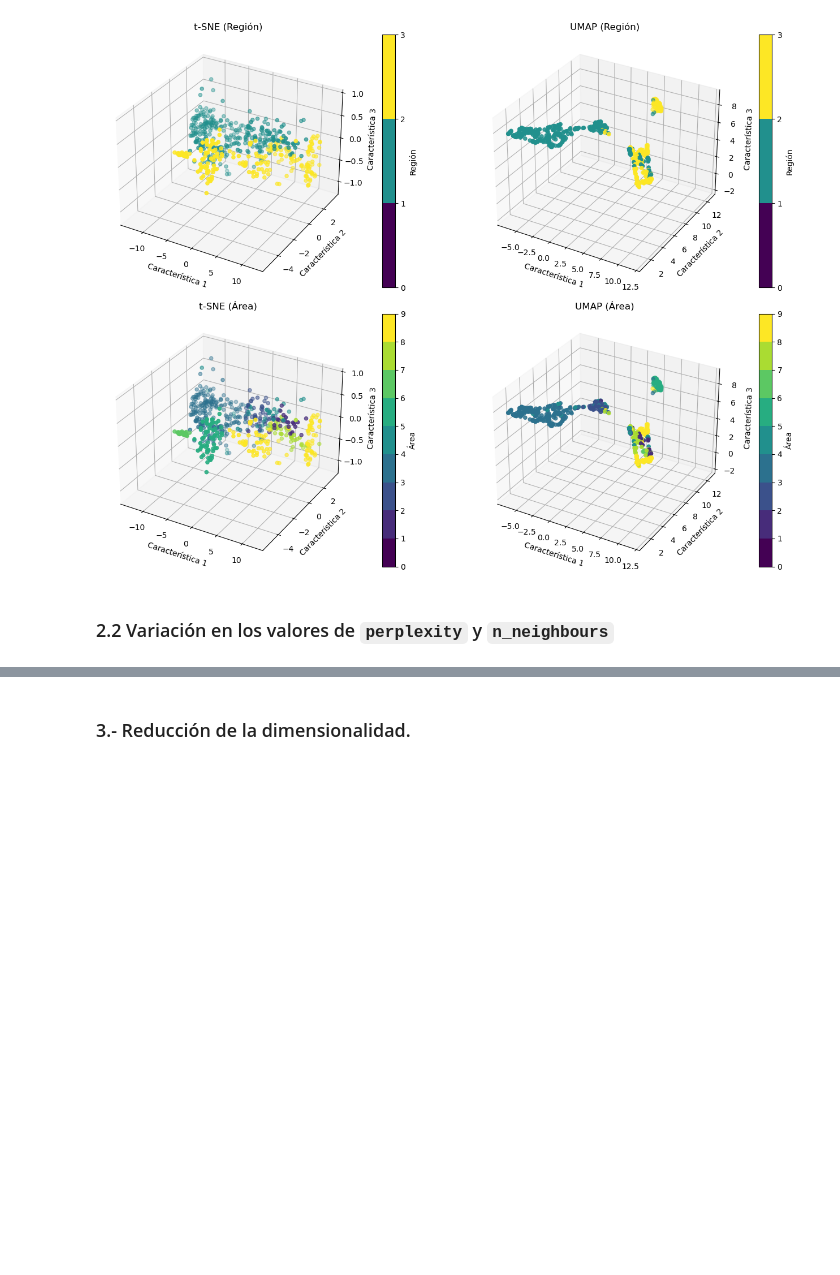
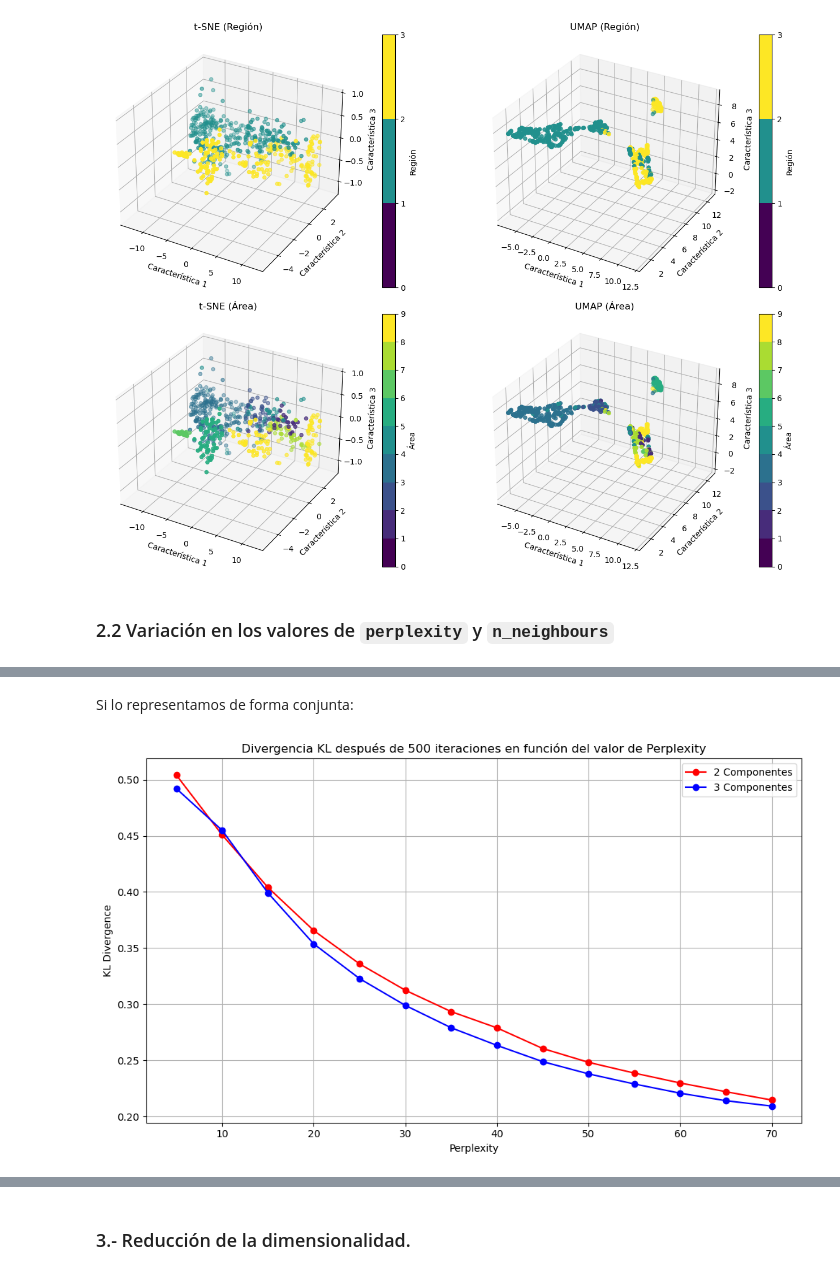
Before and after one commit to jemarle/AMII, a Jupyter notebook: Proyecto_aceite_oliva/Ejercicio_alumno_Carlos.ipynb, the cells around one changed output, grey strips where cells are left out. Cells and saved outputs as stored; diff of their text form; code cells hidden in the pictures; blank space fills up the shorter version.

```diff
--- a/Proyecto_aceite_oliva/Ejercicio_alumno_Carlos.ipynb
+++ b/Proyecto_aceite_oliva/Ejercicio_alumno_Carlos.ipynb
@@ -480,0 +606,22 @@ for p in lista_perplexity:
+# %% [markdown]
+Si lo representamos de forma conjunta:
+# %%
+plt.figure(figsize=(10, 6))
+# Plot de 2 Componentes
+plt.plot(df_2dkl["Perplexity"], df_2dkl["KL_Divergence"], marker='o', color='red', linestyle='-', label='2 Componentes')
+
+# Plot de 3 Componentes
+plt.plot(df_3dkl["Perplexity"], df_3dkl["KL_Divergence"], marker='o', color='blue', linestyle='-', label='3 Componentes')
+
+# Añadir etiquetas y título
+plt.title('Divergencia KL después de 500 iteraciones en función del valor de Perplexity')
+plt.xlabel('Perplexity')
+plt.ylabel('KL Divergence')
+plt.grid(True)
+plt.legend()  # Mostrar leyenda con etiquetas de los componentes
+
+# Mostrar la gráfica combinada
+plt.tight_layout()
+plt.show()
+# %% [output]
+[figure, added]
```
Also changed, not shown: parts of 28 cells of this notebook.
